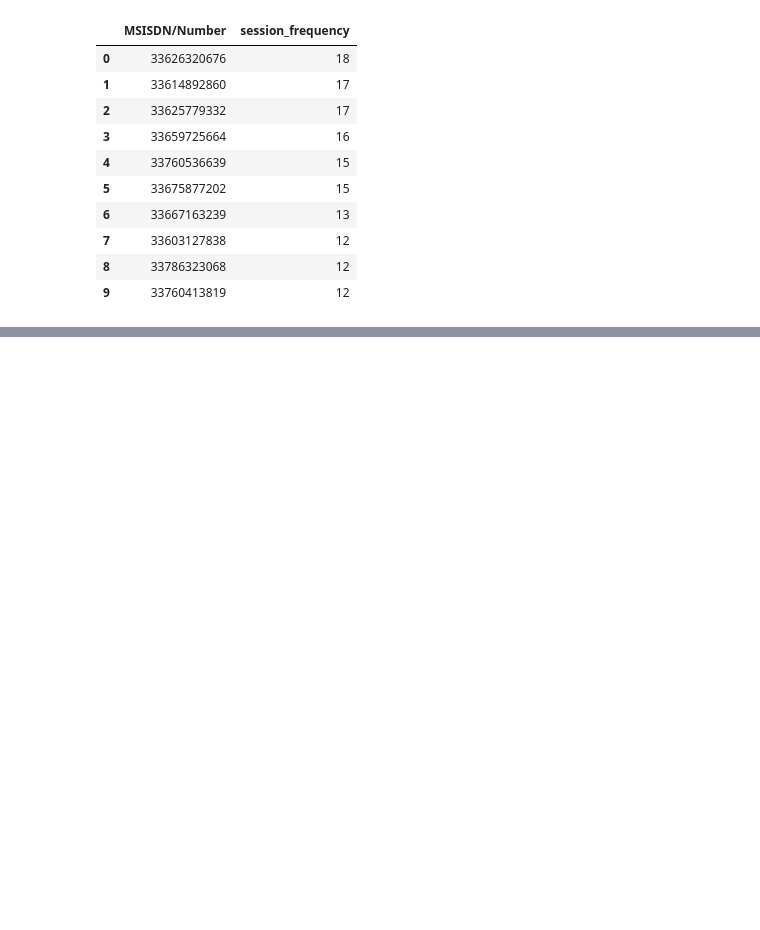
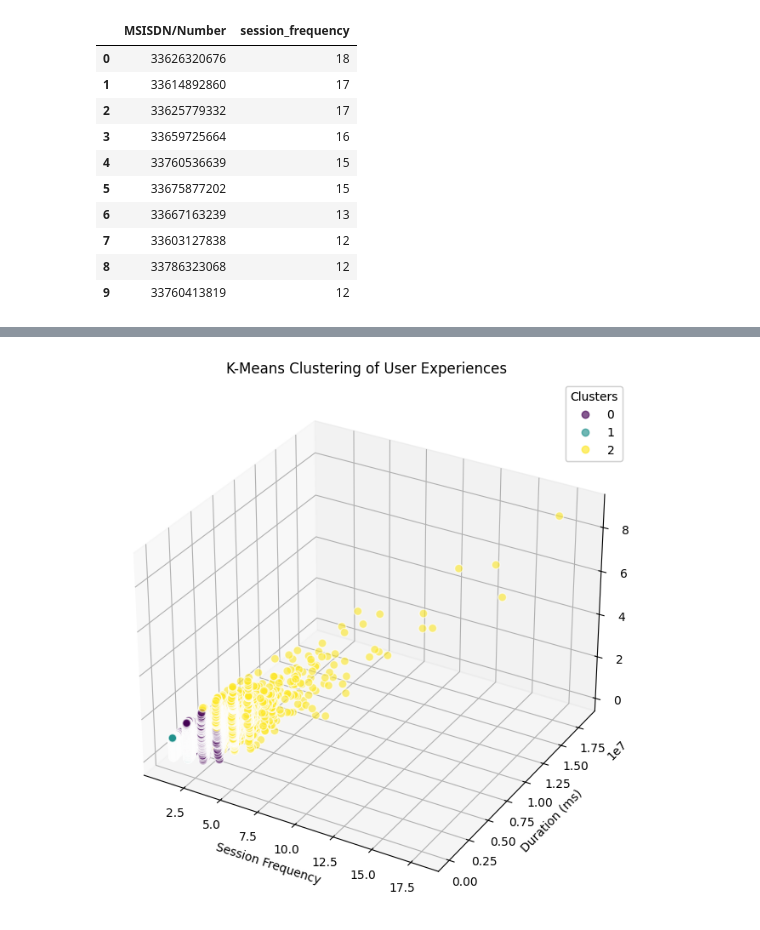
Before and after one commit to merronmuche/telecom_eda, a Jupyter notebook: eda_task3.ipynb, the cells around one changed output, grey strips where cells are left out. Cells and saved outputs as stored; diff of their text form; code cells hidden in the pictures; blank space fills up the shorter version.

```diff
--- a/eda_task3.ipynb
+++ b/eda_task3.ipynb
@@ -184,0 +148,47 @@ plt.show()
+# %%
+# Normalize each engagement metric and run a k-means (k=3) to classify customers in three groups of engagement.
+
+# Select the engagement metrics for clustering
+engagement_metrics = [
+    'Total Data Usage',
+    'Dur. (ms)',
+    'session_frequency',
+]
+
+# Drop rows with missing values in the selected columns
+df_cluster = merged_df[engagement_metrics].dropna()
+
+# Standardize the data
+scaler = StandardScaler()
+scaled_data = scaler.fit_transform(df_cluster)
+
+# Apply k-means clustering
+kmeans = KMeans(n_clusters=3, random_state=42)
+df_cluster['Cluster'] = kmeans.fit_predict(scaled_data)
+
+# Visualize the clusters using a rearranged 3D scatter plot
+fig = plt.figure(figsize=(10, 8))
+ax = fig.add_subplot(111, projection='3d')
+
+scatter = ax.scatter(
+    df_cluster['session_frequency'],
+    df_cluster['Dur. (ms)'],
+    df_cluster['Total Data Usage'],
+    c=df_cluster['Cluster'],
+    cmap='viridis',
+    s=50,
+    alpha=0.6,
+    edgecolors='w'
+)
+
+ax.set_xlabel('Session Frequency')
+ax.set_ylabel('Duration (ms)')
+ax.set_zlabel('Total Data Usage')
+ax.set_title('K-Means Clustering of User Experiences')
+
+legend1 = ax.legend(*scatter.legend_elements(), title='Clusters')
+ax.add_artist(legend1)
+
+plt.show()
+# %% [output]
+[figure, added]
```
Also changed, not shown: parts of 6 cells of this notebook.
